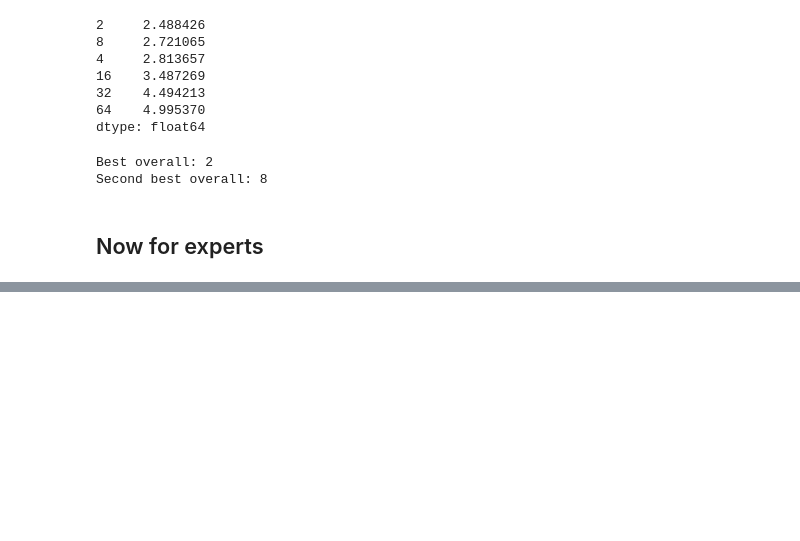
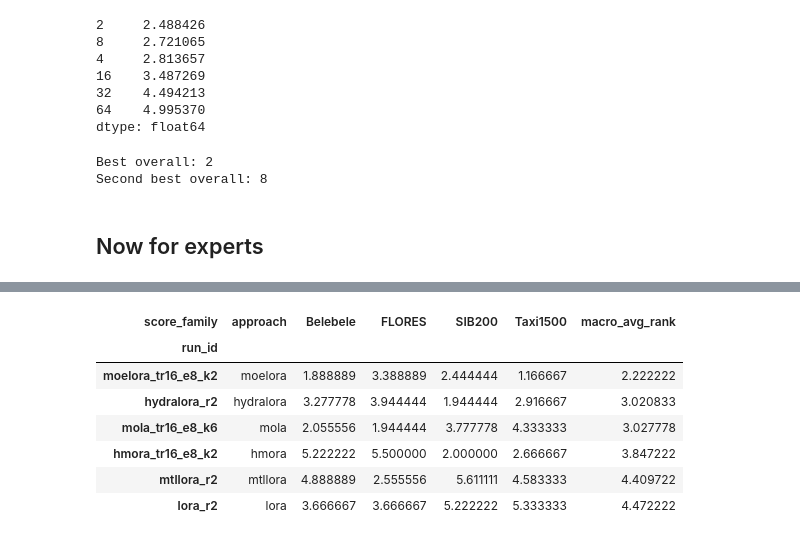
Before and after one commit to dice-group/moe-study, a Jupyter notebook: result_analysis/notebooks/best_rank_expert_selection.ipynb, the cells around one changed output, grey strips where cells are left out. Saved outputs shown, nothing was run; the diff lists cells and outputs as text; code cells hidden in the pictures; blank space fills up the shorter version.

```diff
--- a/result_analysis/notebooks/best_rank_expert_selection.ipynb
+++ b/result_analysis/notebooks/best_rank_expert_selection.ipynb
@@ -510,0 +517,83 @@ Second best expert count overall: 16
+# %%
+SELECTED_RANKS = [2, 8]
+BENCHMARKS = ["Belebele", "FLORES", "SIB200", "Taxi1500"]
+UNIT_COLS = ["score_family", "task", "language", "metric"]
+
+rank_config_results = {}
+
+for rank in SELECTED_RANKS:
+    data = rank_data[rank_data.configured_rank.eq(rank)].copy()
+
+    # higher must always mean better
+    data["score"] = data["value"].where(
+        data["better"].ne("lower"),
+        -data["value"],
+    )
+
+    # Compare concrete configurations within this configured rank
+    pivot = data.pivot(
+        index=UNIT_COLS,
+        columns="run_id",
+        values="score",
+    )
+
+    # rank configurations inside every evaluation unit
+    unit_ranks = pivot.rank(
+        axis=1,
+        ascending=False,
+        method="average",
+    )
+    family_ranks = unit_ranks.groupby(level="score_family").mean()
+
+    # Combine FLORES directions after ranking
+    family_ranks.loc["FLORES"] = family_ranks.loc[
+        ["FLORES en->x", "FLORES x->en"]
+    ].mean()
+    benchmark_ranks = family_ranks.loc[BENCHMARKS]
+    result = benchmark_ranks.T # transpose
+    result["macro_avg_rank"] = benchmark_ranks.mean()
+
+    approach = (
+        data.drop_duplicates("run_id")
+        .set_index("run_id")["kind"]
+    )
+    result.insert(0, "approach", approach.reindex(result.index))
+
+    result = result.sort_values("macro_avg_rank")
+    rank_config_results[rank] = result
+
+    print(f"\nConfigured rank: {rank}")
+    display(result)
+
+    # DEBUG: uncomment to inspect every intermediate step for FLORES/rank 2
+    # if rank == 2:
+    #     flores_units = (
+    #         pivot.index
+    #         .get_level_values("score_family")
+    #         .str.startswith("FLORES")
+    #     )
+
+    #     print("1. Original FLORES rows")
+    #     display(
+    #         data[data.benchmark.eq("FLORES")][
+    #             ["run_id", "score_family", "task",
+    #              "language", "metric", "value", "score"]
+    #         ]
+    #     )
+
+    #     print("2. FLORES values given to the ranking")
+    #     display(pivot.loc[flores_units])
+
+    #     print("3. Ranks inside every FLORES evaluation unit")
+    #     display(unit_ranks.loc[flores_units])
+
+    #     print("4. Average rank for each FLORES direction")
+    #     display(
+    #         family_ranks.loc[
+    #             ["FLORES en->x", "FLORES x->en"]
+    #         ]
+    #     )
+
+    #     print("5. Combined FLORES rank")
+    #     display(family_ranks.loc[["FLORES"]])
+# %% [output]
@@ -510,0 +601,8 @@ Second best expert count overall: 16
+| score_family | approach | Belebele | FLORES | SIB200 | Taxi1500 | macro_avg_rank |
+| run_id |  |  |  |  |  |  |
+| moelora_tr16_e8_k2 | moelora | 1.888889 | 3.388889 | 2.444444 | 1.166667 | 2.222222 |
+| hydralora_r2 | hydralora | 3.277778 | 3.944444 | 1.944444 | 2.916667 | 3.020833 |
+| mola_tr16_e8_k6 | mola | 2.055556 | 1.944444 | 3.777778 | 4.333333 | 3.027778 |
+| hmora_tr16_e8_k2 | hmora | 5.222222 | 5.500000 | 2.000000 | 2.666667 | 3.847222 |
+| mtllora_r2 | mtllora | 4.888889 | 2.555556 | 5.611111 | 4.583333 | 4.409722 |
+| lora_r2 | lora | 3.666667 | 3.666667 | 5.222222 | 5.333333 | 4.472222 |
```
Also changed, not shown: parts of 12 cells of this notebook.
